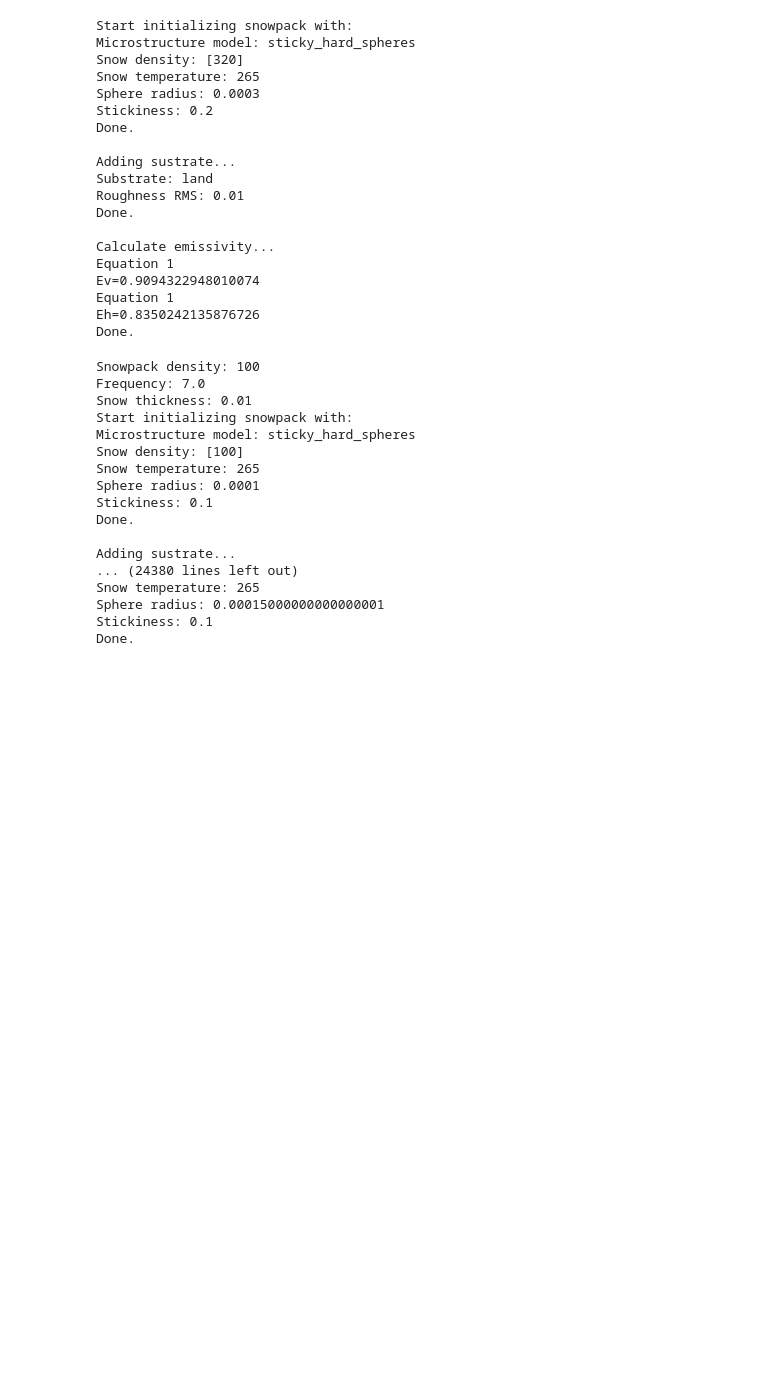
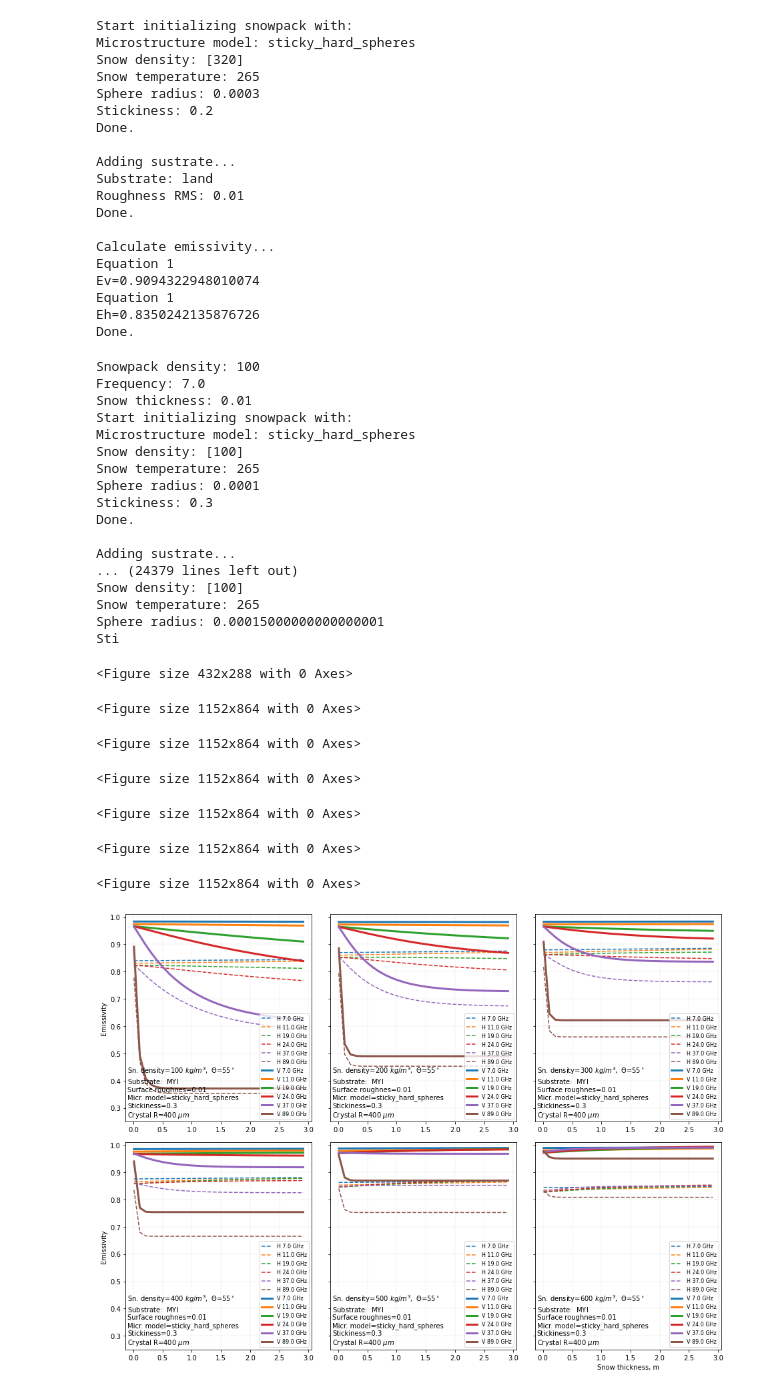
Before and after one commit to xdenisx/smrt_experiments, a Jupyter notebook: run_exp.ipynb, the cells around one changed output. Drawn from its saved outputs; the diff is of its cells as text; code cells hidden in the pictures; blank space fills up the shorter version.

```diff
--- a/run_exp.ipynb
+++ b/run_exp.ipynb
@@ -94,18 +94,22 @@ class Emissivity:
         self.calc_e()
         print('Done.\n')
 
-    def add_substrate(self):
+    def add_substrate(self, substrate_parameters=None):
         '''
         Add substrate
         '''
 
         if self.substrate == 'land':
-            print(f'Substrate: {self.substrate}')
-            print(f'Roughness RMS: {self.roughness_rms}')
-            self.substrate = make_soil('soil_wegmuller',
-                                  permittivity_model=complex(10, 1),
-                                  roughness_rms=self.roughness_rms,
-                                  temperature=self.surface_temp)
+
+            if substrate_parameters is None:
+                print(f'Substrate: {self.substrate}')
+                print(f'Roughness RMS: {self.roughness_rms}')
+                self.substrate = make_soil('soil_wegmuller',
+                                      permittivity_model=complex(10, 1),
+                                      roughness_rms=self.roughness_rms,
+                                      temperature=self.surface_temp)
+            else:
+
 
         if self.substrate == 'MYI':
             print(f'Substrate: {self.substrate}')
@@ -229,7 +233,7 @@ radius_um = int(radius*10**6)
 
 out_path = '/home/denis/git/smrt_experiments/sea_ice/myi'
 
-for stickiness in np.arange(0.1, 0.4, 0.1):
+for stickiness in [0.3]:
     for radius in np.arange(0.1e-3, 0.45e-3, 0.05e-3):
         radius_um = int(radius*10**6)
         d_res = {}
@@ -249,10 +253,17 @@ for stickiness in np.arange(0.1, 0.4, 0.1):
                 for s_th in np.arange(sn_th_min, sn_th_max, sn_th_step):
                     print(f'Snow thickness: {s_th}')
 
-                    # Snow and model parameters
+                    # Snow and substrate parameters
                     model_parameters = {}
-                    model_parameters['sn_thickness'] = s_th
-                    model_parameters['sn_density'] = sn_density
+
+                    model_parameters['snow'] = {}
+                    model_parameters['land'] = {}
+                    model_parameters['ice'] = {}
+
+                    # Snow
+                    model_parameters['snow']['sn_thickness'] = s_th
+                    model_parameters['snow']['sn_density'] = sn_density
+
                     model_parameters['e_equation'] = 1
                     model_parameters['substrate'] = substrate
                     model_parameters['roughness_rms'] = roughness_rms
@@ -324,34 +335,42 @@ for stickiness in np.arange(0.1, 0.4, 0.1):
                                     label=f'{pol.upper()} {ikey} GHz',
                                     linewidth=3, c=colors[i_color])
             ax[c_ch, r_ch].legend(loc='lower right', prop={'size': 8})
             ax[c_ch, r_ch].grid(linewidth=0.15)
             ax[c_ch, r_ch].set_ylim([0.25, 1.01])
             if r_ch > 0:
                 ax[c_ch, r_ch].axes.yaxis.set_ticklabels([])
             if r_ch == 0:
                 ax[c_ch, r_ch].set_ylabel('Emissivity')
             r_ch += 1
 
         plt.xlabel('Snow thickness, m')
         plt.subplots_adjust(hspace=0.1)
         plt.subplots_adjust(wspace=0.1)
         fig.patch.set_facecolor('white')
         plt.savefig(f'{out_path}/E_{substrate}_r{radius_um}_s{stickiness}_{sn_ms_model}.png', bbox_inches='tight', dpi=300)
 # %% [output]
 Snowpack density: 100
 Frequency: 7.0
 Snow thickness: 0.01
 Start initializing snowpack with:
 Microstructure model: sticky_hard_spheres
 Snow density: [100]
 Snow temperature: 265
 Sphere radius: 0.0001
-Stickiness: 0.1
+Stickiness: 0.3
 Done.
 
 Adding sustrate...
-... (24380 lines left out)
+... (24379 lines left out)
+Snow density: [100]
 Snow temperature: 265
 Sphere radius: 0.00015000000000000001
-Stickiness: 0.1
-Done.
+Sti
+<Figure size 432x288 with 0 Axes>
+<Figure size 1152x864 with 0 Axes>
+<Figure size 1152x864 with 0 Axes>
+<Figure size 1152x864 with 0 Axes>
+<Figure size 1152x864 with 0 Axes>
+<Figure size 1152x864 with 0 Axes>
+<Figure size 1152x864 with 0 Axes>
+[figure, added]
```
Also changed, not shown: 1 other file.
